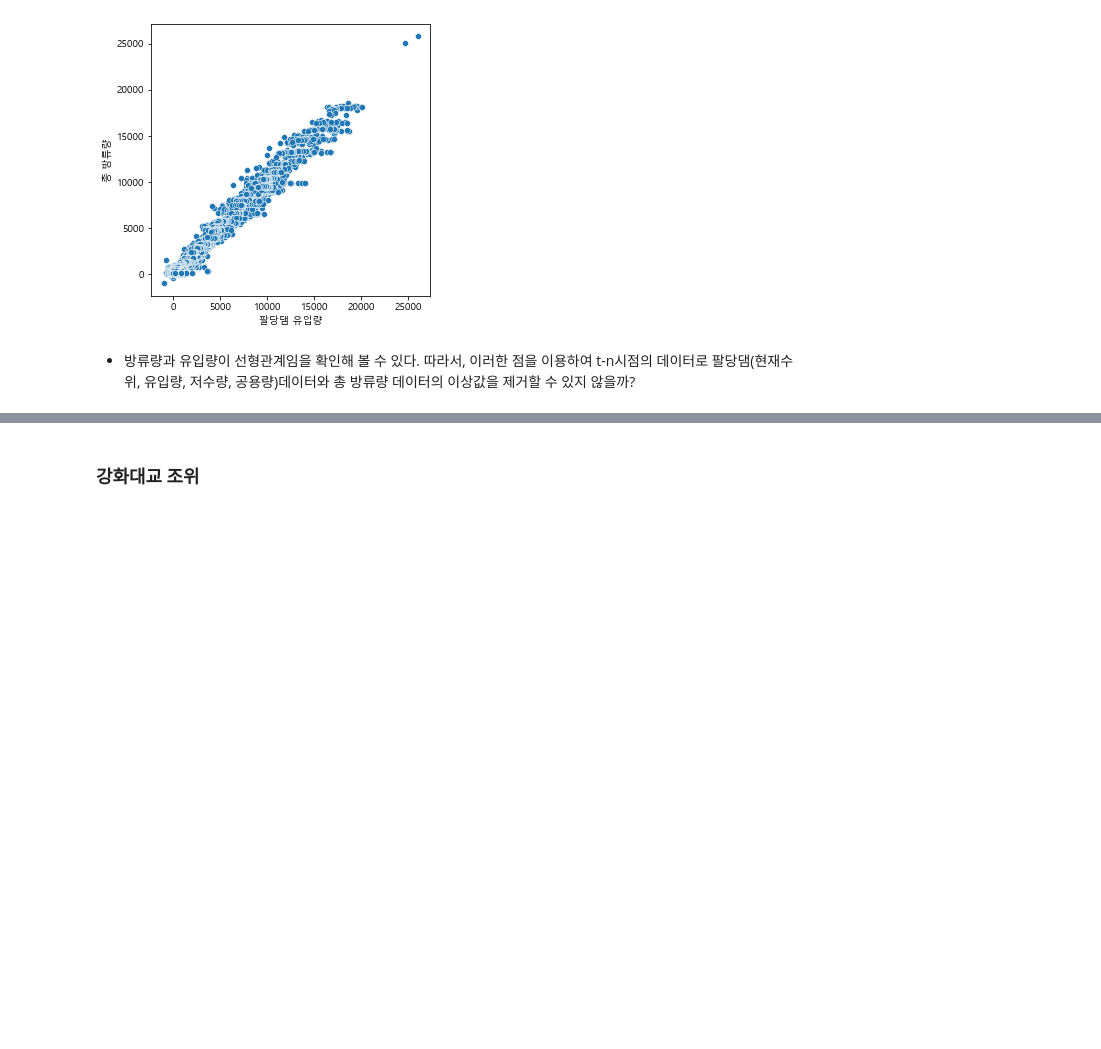
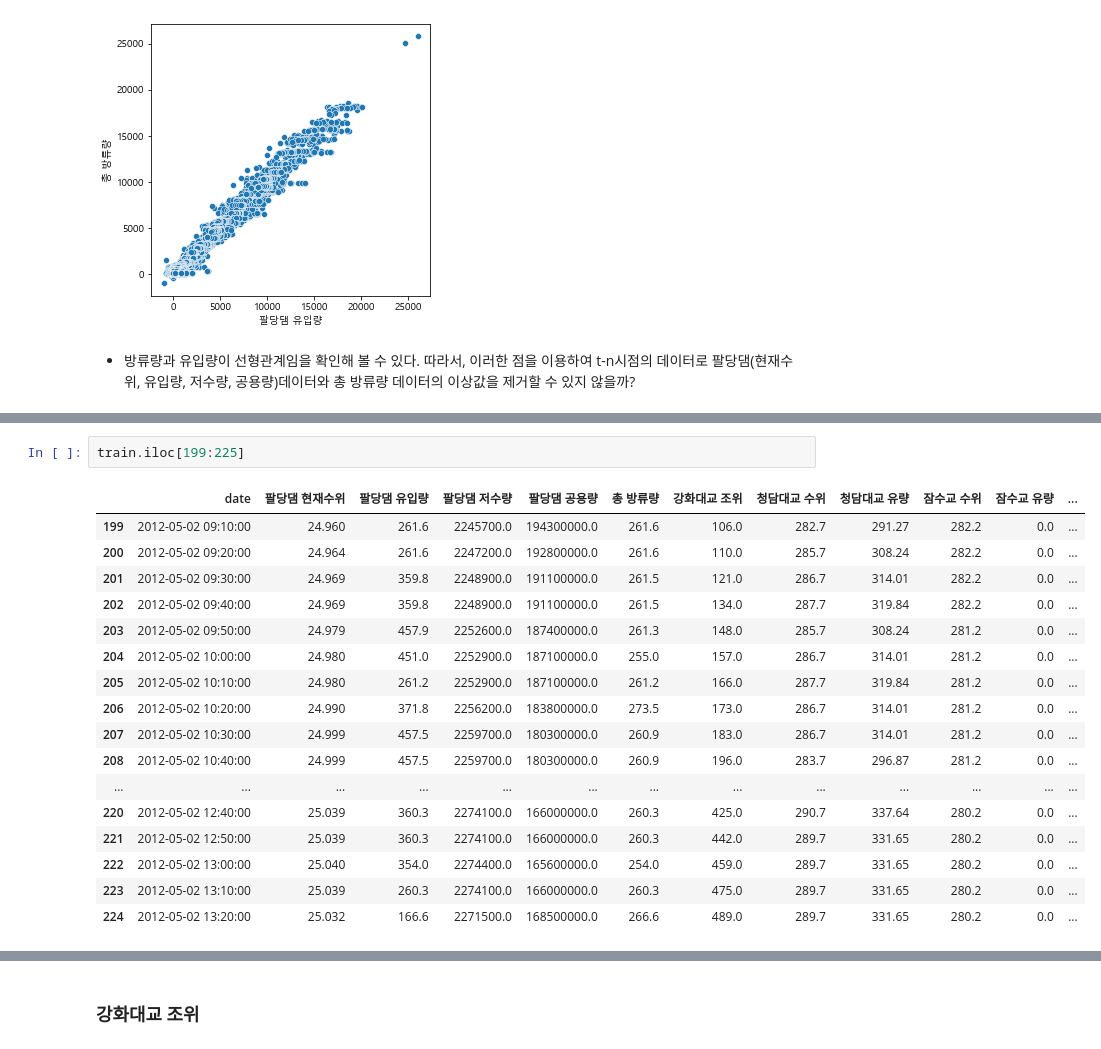
Before and after one commit to ljs7463/Dacon-HanRiverForecasting, a Jupyter notebook: 임정석/analysis.ipynb, the cells around one changed output, grey strips where cells are left out. Drawn from its saved outputs; the diff is of its cells as text; blank space fills up the shorter version.

```diff
--- a/임정석/analysis.ipynb
+++ b/임정석/analysis.ipynb
@@ -262,0 +301,20 @@ list(train[train['팔당댐 현재수위'].isna()]['date'])
+# %%
+train.iloc[199:225]
+# %% [output]
+|  | date | 팔당댐 현재수위 | 팔당댐 유입량 | 팔당댐 저수량 | 팔당댐 공용량 | 총 방류량 | 강화대교 조위 | 청담대교 수위 | 청담대교 유량 | 잠수교 수위 | 잠수교 유량 | ... |
+| 199 | 2012-05-02 09:10:00 | 24.960 | 261.6 | 2245700.0 | 194300000.0 | 261.6 | 106.0 | 282.7 | 291.27 | 282.2 | 0.0 | ... |
+| 200 | 2012-05-02 09:20:00 | 24.964 | 261.6 | 2247200.0 | 192800000.0 | 261.6 | 110.0 | 285.7 | 308.24 | 282.2 | 0.0 | ... |
+| 201 | 2012-05-02 09:30:00 | 24.969 | 359.8 | 2248900.0 | 191100000.0 | 261.5 | 121.0 | 286.7 | 314.01 | 282.2 | 0.0 | ... |
+| 202 | 2012-05-02 09:40:00 | 24.969 | 359.8 | 2248900.0 | 191100000.0 | 261.5 | 134.0 | 287.7 | 319.84 | 282.2 | 0.0 | ... |
+| 203 | 2012-05-02 09:50:00 | 24.979 | 457.9 | 2252600.0 | 187400000.0 | 261.3 | 148.0 | 285.7 | 308.24 | 281.2 | 0.0 | ... |
+| 204 | 2012-05-02 10:00:00 | 24.980 | 451.0 | 2252900.0 | 187100000.0 | 255.0 | 157.0 | 286.7 | 314.01 | 281.2 | 0.0 | ... |
+| 205 | 2012-05-02 10:10:00 | 24.980 | 261.2 | 2252900.0 | 187100000.0 | 261.2 | 166.0 | 287.7 | 319.84 | 281.2 | 0.0 | ... |
+| 206 | 2012-05-02 10:20:00 | 24.990 | 371.8 | 2256200.0 | 183800000.0 | 273.5 | 173.0 | 286.7 | 314.01 | 281.2 | 0.0 | ... |
+| 207 | 2012-05-02 10:30:00 | 24.999 | 457.5 | 2259700.0 | 180300000.0 | 260.9 | 183.0 | 286.7 | 314.01 | 281.2 | 0.0 | ... |
+| 208 | 2012-05-02 10:40:00 | 24.999 | 457.5 | 2259700.0 | 180300000.0 | 260.9 | 196.0 | 283.7 | 296.87 | 281.2 | 0.0 | ... |
+| ... | ... | ... | ... | ... | ... | ... | ... | ... | ... | ... | ... | ... |
+| 220 | 2012-05-02 12:40:00 | 25.039 | 360.3 | 2274100.0 | 166000000.0 | 260.3 | 425.0 | 290.7 | 337.64 | 280.2 | 0.0 | ... |
+| 221 | 2012-05-02 12:50:00 | 25.039 | 360.3 | 2274100.0 | 166000000.0 | 260.3 | 442.0 | 289.7 | 331.65 | 280.2 | 0.0 | ... |
+| 222 | 2012-05-02 13:00:00 | 25.040 | 354.0 | 2274400.0 | 165600000.0 | 254.0 | 459.0 | 289.7 | 331.65 | 280.2 | 0.0 | ... |
+| 223 | 2012-05-02 13:10:00 | 25.039 | 260.3 | 2274100.0 | 166000000.0 | 260.3 | 475.0 | 289.7 | 331.65 | 280.2 | 0.0 | ... |
+| 224 | 2012-05-02 13:20:00 | 25.032 | 166.6 | 2271500.0 | 168500000.0 | 266.6 | 489.0 | 289.7 | 331.65 | 280.2 | 0.0 | ... |
```
Also changed, not shown: parts of 7 cells of this notebook.
